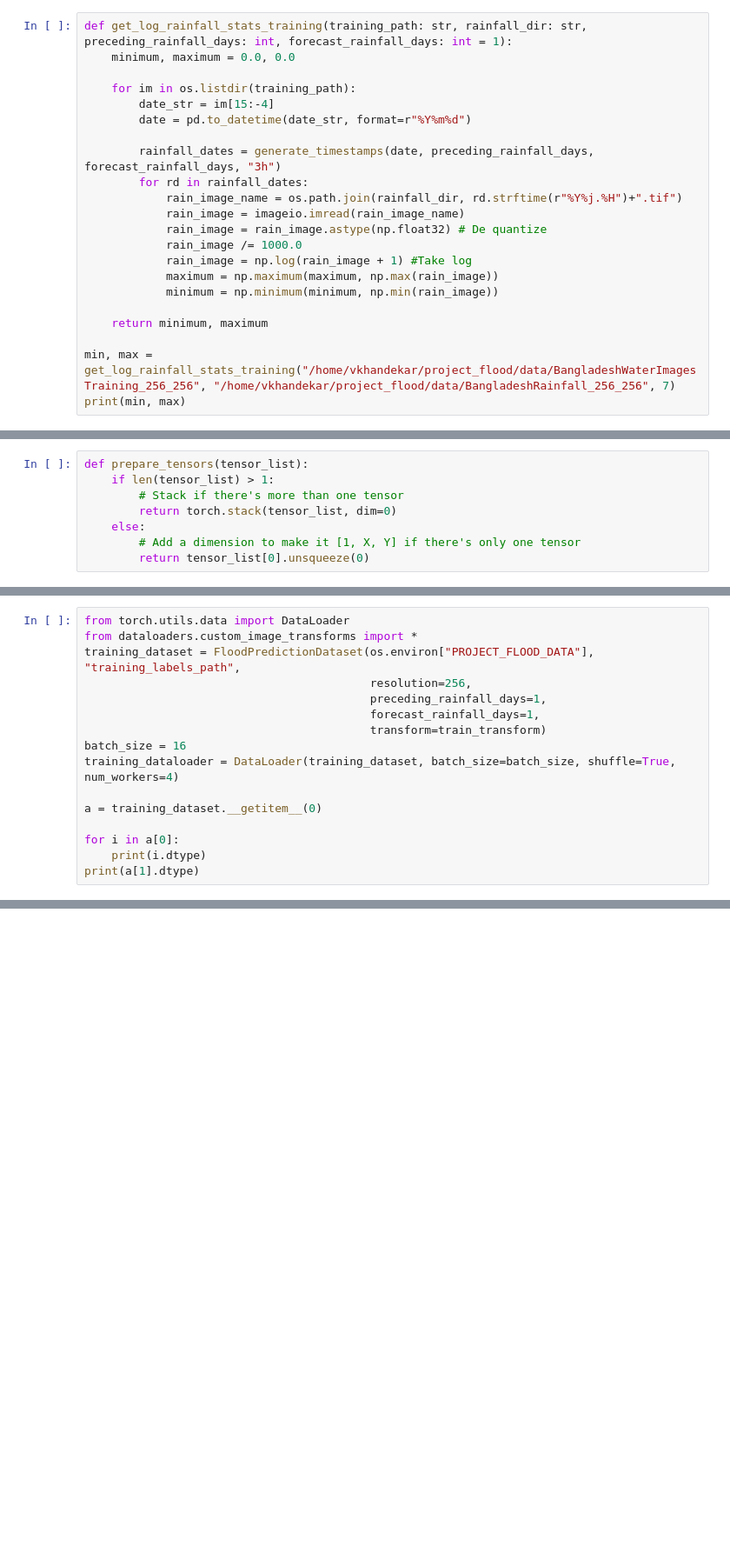
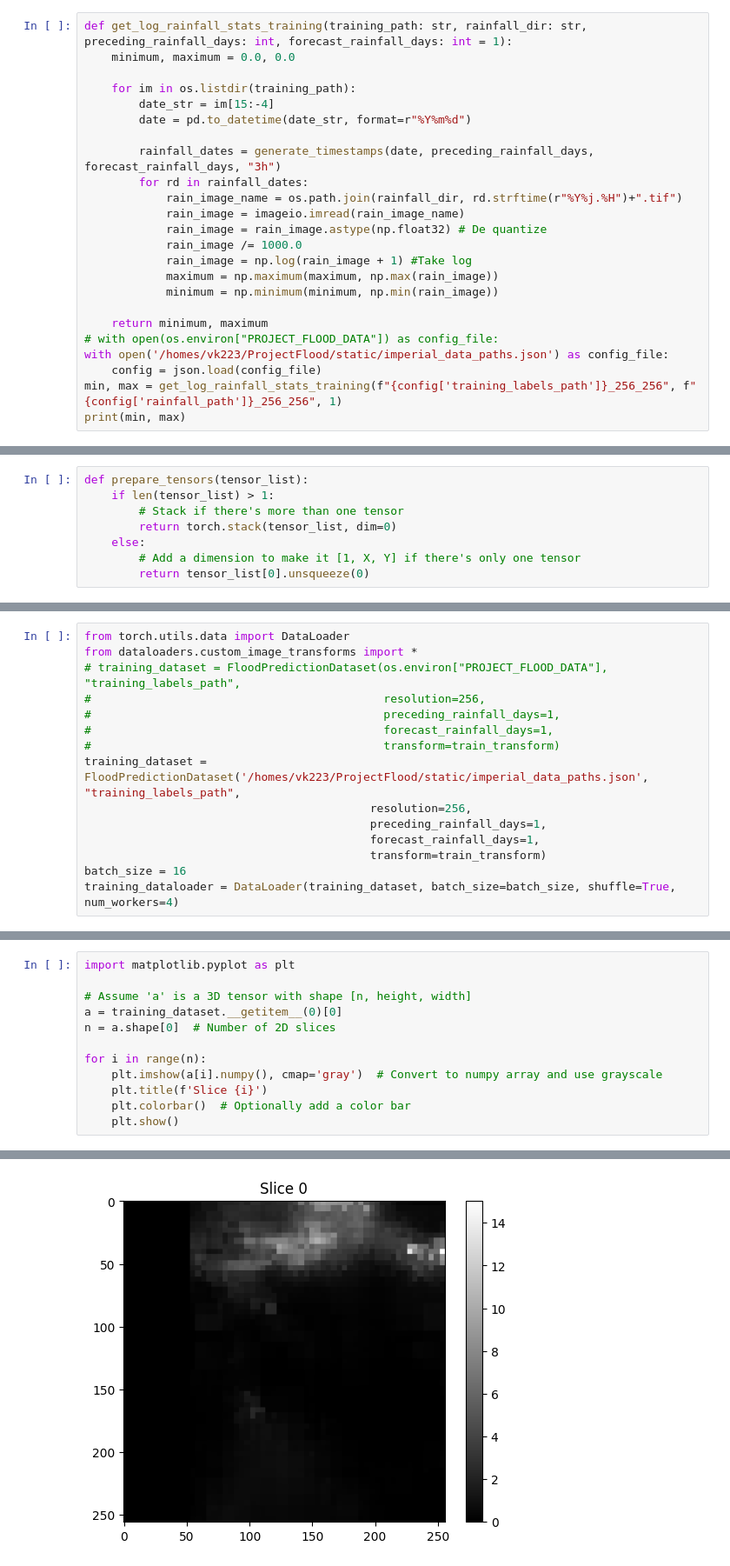
Before and after one commit to VarunKhandekar/ProjectFlood, a Jupyter notebook: dataloaders/dataloader_testing.ipynb, the cells around one changed output, grey strips where cells are left out. Shown at 87% size. Saved outputs shown, nothing was run; the diff lists cells and outputs as text; blank space fills up the shorter version.

```diff
--- a/dataloaders/dataloader_testing.ipynb
+++ b/dataloaders/dataloader_testing.ipynb
@@ -59,7 +59,9 @@ def get_log_rainfall_stats_training(training_path: str, rainfall_dir: str, prece
             minimum = np.minimum(minimum, np.min(rain_image))
 
     return minimum, maximum
-
-min, max = get_log_rainfall_stats_training("/home/vkhandekar/project_flood/data/BangladeshWaterImagesTraining_256_256", "/home/vkhandekar/project_flood/data/BangladeshRainfall_256_256", 7)
+# with open(os.environ["PROJECT_FLOOD_DATA"]) as config_file:
+with open('/homes/vk223/ProjectFlood/static/imperial_data_paths.json') as config_file:
+    config = json.load(config_file)
+min, max = get_log_rainfall_stats_training(f"{config['training_labels_path']}_256_256", f"{config['rainfall_path']}_256_256", 1)
 print(min, max)
 # %% [output]
@@ -258,17 +260,16 @@ class FloodPredictionDataset(Dataset):
 # %%
 from torch.utils.data import DataLoader
 from dataloaders.custom_image_transforms import *
-training_dataset = FloodPredictionDataset(os.environ["PROJECT_FLOOD_DATA"], "training_labels_path",
+# training_dataset = FloodPredictionDataset(os.environ["PROJECT_FLOOD_DATA"], "training_labels_path",
+#                                           resolution=256,
+#                                           preceding_rainfall_days=1,
+#                                           forecast_rainfall_days=1,
+#                                           transform=train_transform)
+training_dataset = FloodPredictionDataset('/homes/vk223/ProjectFlood/static/imperial_data_paths.json', "training_labels_path",
                                           resolution=256,
                                           preceding_rainfall_days=1,
                                           forecast_rainfall_days=1,
                                           transform=train_transform)
 batch_size = 16
 training_dataloader = DataLoader(training_dataset, batch_size=batch_size, shuffle=True, num_workers=4)
-
-a = training_dataset.__getitem__(0)
-
-for i in a[0]:
-    print(i.dtype)
-print(a[1].dtype)
 # %% [output]
@@ -291,0 +323,13 @@ torch.uint8
+# %%
+import matplotlib.pyplot as plt
+
+# Assume 'a' is a 3D tensor with shape [n, height, width]
+a = training_dataset.__getitem__(0)[0]
+n = a.shape[0]  # Number of 2D slices
+
+for i in range(n):
+    plt.imshow(a[i].numpy(), cmap='gray')  # Convert to numpy array and use grayscale
+    plt.title(f'Slice {i}')
+    plt.colorbar()  # Optionally add a color bar
+    plt.show()
+# %% [output]
@@ -291,0 +339 @@ torch.uint8
+[figure, added]
```
Also changed, not shown: parts of 5 cells of this notebook, 26 other files.
